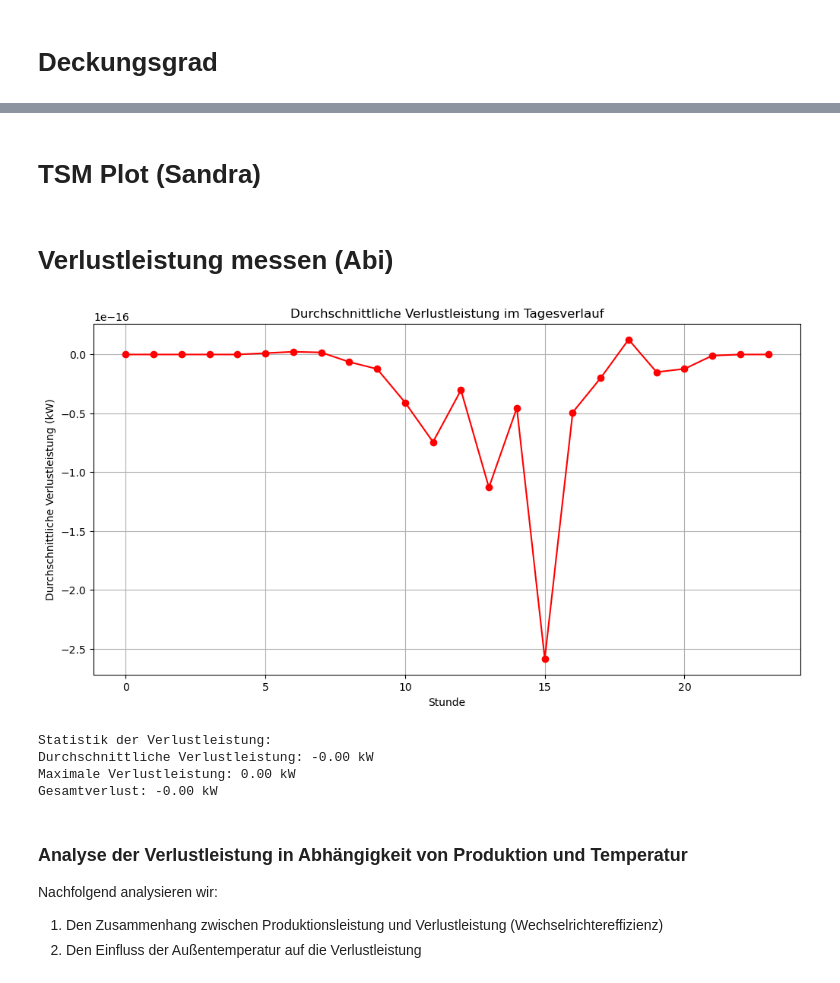
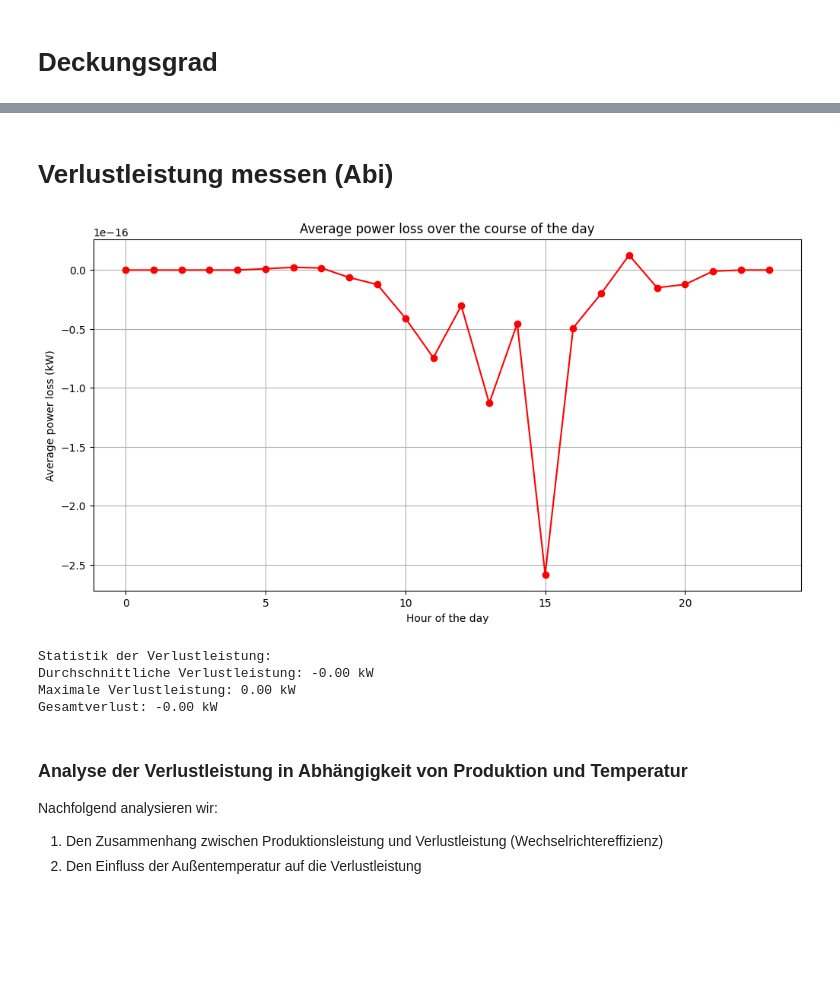
Before and after one commit to abishanaru/PV-Optimisation, a Jupyter notebook: main.ipynb, the cells around one changed output, grey strips where cells are left out. Drawn from its saved outputs; the diff is of its cells as text; code cells hidden in the pictures; blank space fills up the shorter version.

Commit message:
change titles to english

```diff
--- a/main.ipynb
+++ b/main.ipynb
@@ -195,35 +195,33 @@ NameError: name 'daily' is not defined
-# %% [markdown]
-# TSM Plot (Sandra)
 # %% [markdown]
 # Verlustleistung messen (Abi)
 # %%
 # Berechnung der Verlustleistung
 df['Local_Consumption_kW'] = df['Overall_Consumption_Calc_kW'] - df['Grid_Supply_kW']
 df['Power_Loss_kW'] = df['Generation_kW'] - df['Grid_Feed-In_kW'] - df['Local_Consumption_kW']
 
 # Durchschnittliche Verluste pro Stunde
 hourly_losses = df.groupby(df['Timestamp'].dt.hour)['Power_Loss_kW'].mean()
 
 # Visualisierung der durchschnittlichen Verluste im Tagesverlauf
 plt.figure(figsize=(12, 6))
 plt.plot(hourly_losses.index, hourly_losses.values, color='red', marker='o')
-plt.title('Durchschnittliche Verlustleistung im Tagesverlauf')
-plt.xlabel('Stunde')
-plt.ylabel('Durchschnittliche Verlustleistung (kW)')
+plt.title('Average power loss over the course of the day')
+plt.xlabel('Hour of the day')
+plt.ylabel('Average power loss (kW)')
 plt.grid(True)
 plt.show()
 
 # Gesamtstatistik der Verluste
 total_loss = df['Power_Loss_kW'].sum()
 avg_loss = df['Power_Loss_kW'].mean()
 max_loss = df['Power_Loss_kW'].max()
 
 print(f'\nStatistik der Verlustleistung:')
 print(f'Durchschnittliche Verlustleistung: {avg_loss:.2f} kW')
 print(f'Maximale Verlustleistung: {max_loss:.2f} kW')
 print(f'Gesamtverlust: {total_loss:.2f} kW')
 # %% [output]
-[figure, old version]
+[figure, new version]
 Statistik der Verlustleistung:
 Durchschnittliche Verlustleistung: -0.00 kW
 Maximale Verlustleistung: 0.00 kW
```
Also changed, not shown: parts of 6 cells of this notebook.
